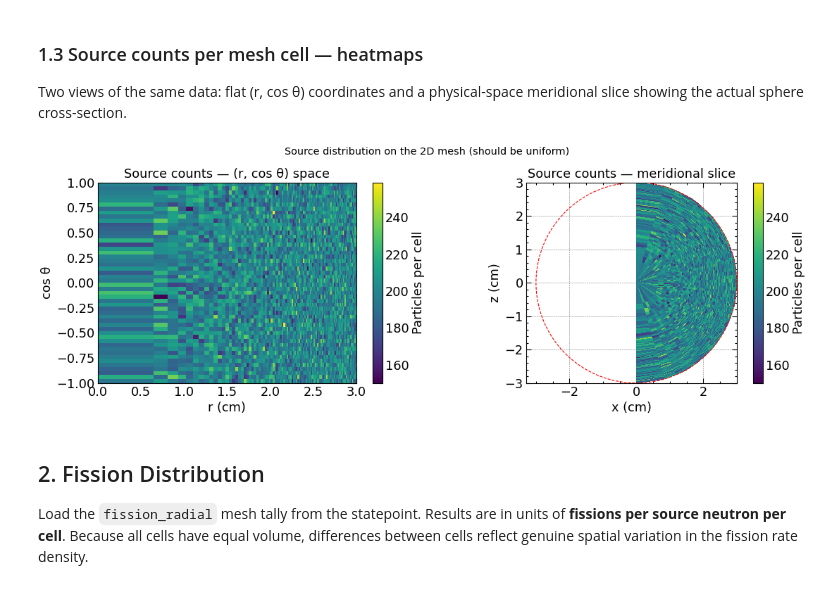
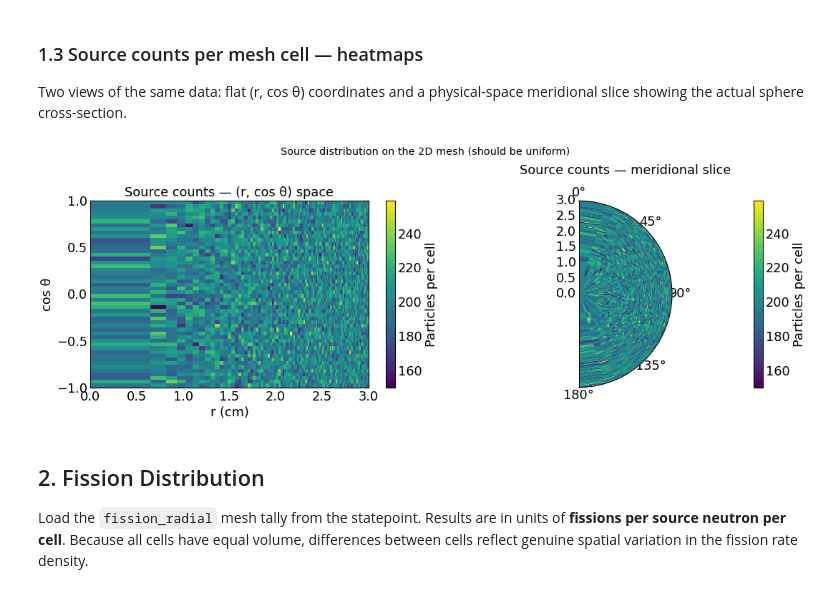
Before and after one commit to itaybnv/openmc-initiation-project, a Jupyter notebook: project/analysis/notebooks/rossi_meshing_analysis.ipynb, the cells around one changed output. Saved outputs shown, nothing was run; the diff lists cells and outputs as text; code cells hidden in the pictures.

```diff
--- a/project/analysis/notebooks/rossi_meshing_analysis.ipynb
+++ b/project/analysis/notebooks/rossi_meshing_analysis.ipynb
@@ -120,47 +120,42 @@ meridional slice showing the actual sphere cross-section.
 # %%
 # Reshape counts to 2D: [i_theta, i_r] (r varies fastest in flat index)
 counts_2d = cell_counts.reshape(N_THETA, N_RADIAL)
 
-# Coordinate grids for the two plot styles
+# Coordinate grids
 cos_theta_edges = np.cos(theta_edges)
-R_grid, T_grid = np.meshgrid(r_edges, theta_edges)
-X_phys = R_grid * np.sin(T_grid)
-Z_phys = R_grid * np.cos(T_grid)
 
-fig, axes = plt.subplots(1, 2, figsize=(14, 5), dpi=80)
+fig = plt.figure(figsize=(14, 5), dpi=80)
 
 # Left: flat (r, cos θ) pcolormesh
-im0 = axes[0].pcolormesh(
+ax0 = fig.add_subplot(1, 2, 1)
+im0 = ax0.pcolormesh(
     r_edges, cos_theta_edges, counts_2d,
     cmap="viridis", shading="flat",
 )
-plt.colorbar(im0, ax=axes[0], label="Particles per cell")
-axes[0].set_xlabel("r (cm)")
-axes[0].set_ylabel("cos θ")
-axes[0].set_title("Source counts — (r, cos θ) space")
+plt.colorbar(im0, ax=ax0, label="Particles per cell")
+ax0.set_xlabel("r (cm)")
+ax0.set_ylabel("cos θ")
+ax0.set_title("Source counts — (r, cos θ) space")
 
-# Right: meridional slice
-im1 = axes[1].pcolormesh(
-    X_phys, Z_phys, counts_2d,
+# Right: polar meridional slice
+ax1 = fig.add_subplot(1, 2, 2, projection="polar")
+im1 = ax1.pcolormesh(
+    theta_edges, r_edges, counts_2d.T,
     cmap="viridis", shading="flat",
 )
-plt.colorbar(im1, ax=axes[1], label="Particles per cell")
-axes[1].plot(
-    CORE_RADIUS * np.cos(np.linspace(0, 2 * np.pi, 300)),
-    CORE_RADIUS * np.sin(np.linspace(0, 2 * np.pi, 300)),
-    "r--", lw=1.0,
-)
-axes[1].set_aspect("equal")
-axes[1].set_xlabel("x (cm)")
-axes[1].set_ylabel("z (cm)")
-axes[1].set_title("Source counts — meridional slice")
+plt.colorbar(im1, ax=ax1, label="Particles per cell", pad=0.1)
+ax1.set_theta_zero_location("N")
+ax1.set_theta_direction(-1)
+ax1.set_thetamin(0)
+ax1.set_thetamax(180)
+ax1.set_title("Source counts — meridional slice", pad=15)
 
 plt.suptitle("Source distribution on the 2D mesh (should be uniform)", fontsize=13)
 plt.tight_layout()
 plt.savefig(FIGURES_DIR / "source_counts_2d.png", dpi=300, bbox_inches="tight")
 plt.show()
 # %% [output]
-[figure, old version]
+[figure, new version]
 # %% [markdown]
 ## 2. Fission Distribution
 
```
Also changed, not shown: parts of 8 cells of this notebook, 2 other files.
